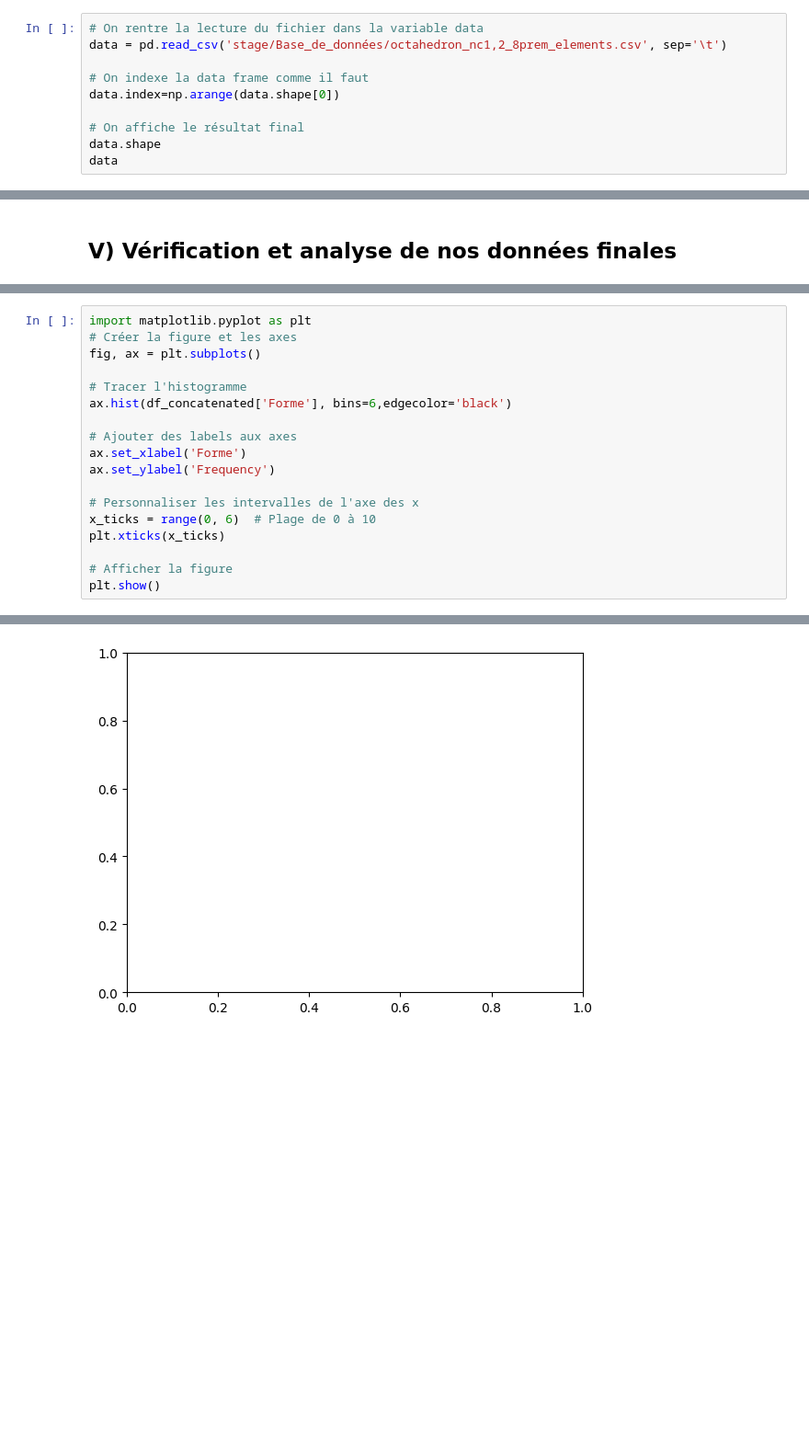
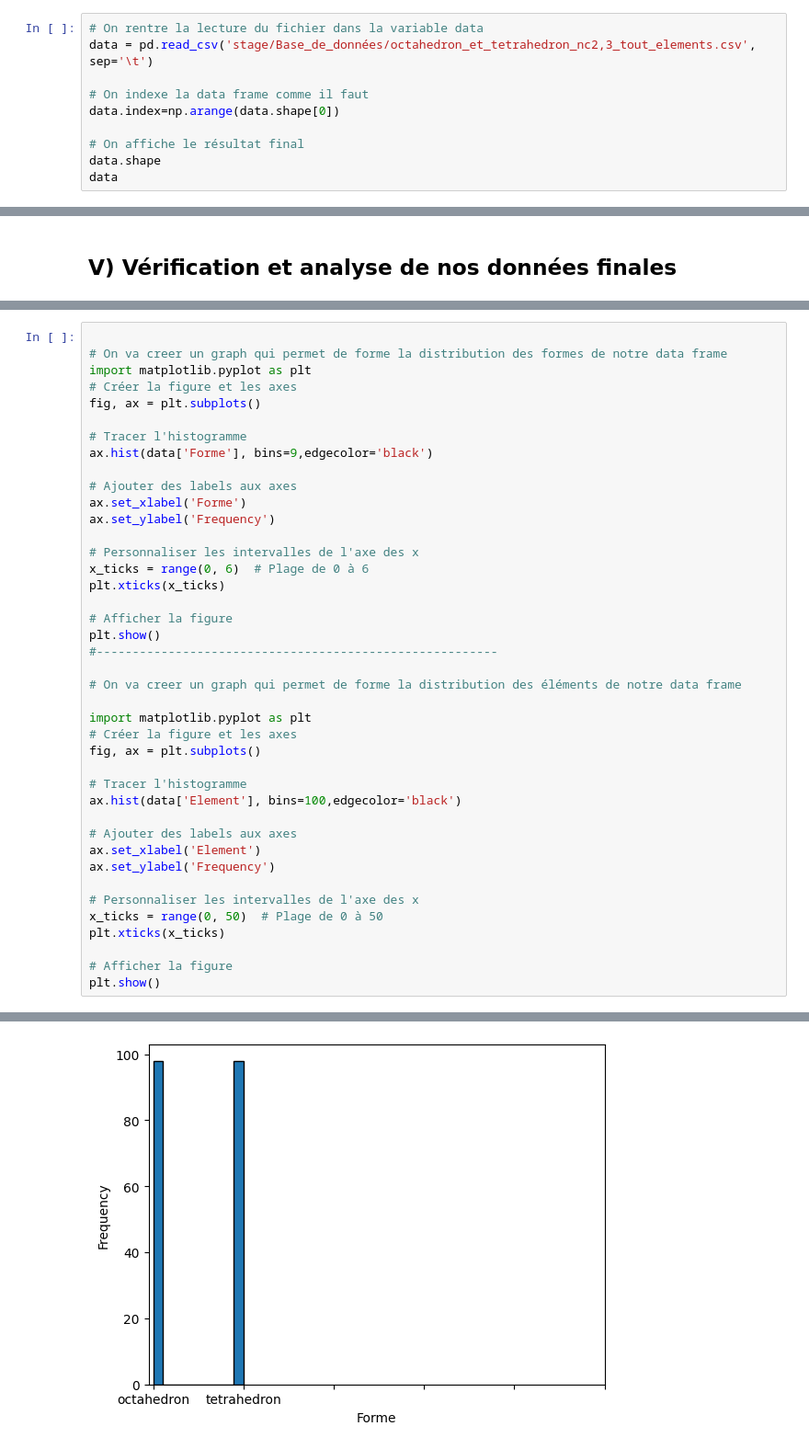
Before and after one commit to scayez/Projet_SAXS_WAXS_IA, a Jupyter notebook: script_shape_platonic.ipynb, the cells around one changed output, grey strips where cells are left out. Shown at 92% size. Drawn from its saved outputs; the diff is of its cells as text; blank space fills up the shorter version.

```diff
--- a/script_shape_platonic.ipynb
+++ b/script_shape_platonic.ipynb
@@ -238,7 +238,7 @@ Convex Hull analyzis
 **On lit le fichier csv que on a enregistré plus haut et on l affiche**
 # %%
 # On rentre la lecture du fichier dans la variable data
-data = pd.read_csv('stage/Base_de_données/octahedron_nc1,2_8prem_elements.csv', sep='\t')
+data = pd.read_csv('stage/Base_de_données/octahedron_et_tetrahedron_nc2,3_tout_elements.csv', sep='\t')
 
 # On indexe la data frame comme il faut
 data.index=np.arange(data.shape[0])
@@ -271,19 +269,42 @@ data
 # %%
+
+# On va creer un graph qui permet de forme la distribution des formes de notre data frame
 import matplotlib.pyplot as plt
 # Créer la figure et les axes
 fig, ax = plt.subplots()
 
 # Tracer l'histogramme
-ax.hist(df_concatenated['Forme'], bins=6,edgecolor='black')
+ax.hist(data['Forme'], bins=9,edgecolor='black')
 
 # Ajouter des labels aux axes
 ax.set_xlabel('Forme')
 ax.set_ylabel('Frequency')
 
 # Personnaliser les intervalles de l'axe des x
-x_ticks = range(0, 6)  # Plage de 0 à 10
+x_ticks = range(0, 6)  # Plage de 0 à 6
 plt.xticks(x_ticks)
 
 # Afficher la figure
 plt.show()
+#--------------------------------------------------------
+
+# On va creer un graph qui permet de forme la distribution des éléments de notre data frame
+
+import matplotlib.pyplot as plt
+# Créer la figure et les axes
+fig, ax = plt.subplots()
+
+# Tracer l'histogramme
+ax.hist(data['Element'], bins=100,edgecolor='black')
+
+# Ajouter des labels aux axes
+ax.set_xlabel('Element')
+ax.set_ylabel('Frequency')
+
+# Personnaliser les intervalles de l'axe des x
+x_ticks = range(0, 50)  # Plage de 0 à 50
+plt.xticks(x_ticks)
+
+# Afficher la figure
+plt.show()
 # %% [output]
@@ -291 +311 @@ NameError: name 'df_concatenated' is not defined
-[figure, old version]
+[figure, new version]
```
Also changed, not shown: parts of 4 cells of this notebook.
